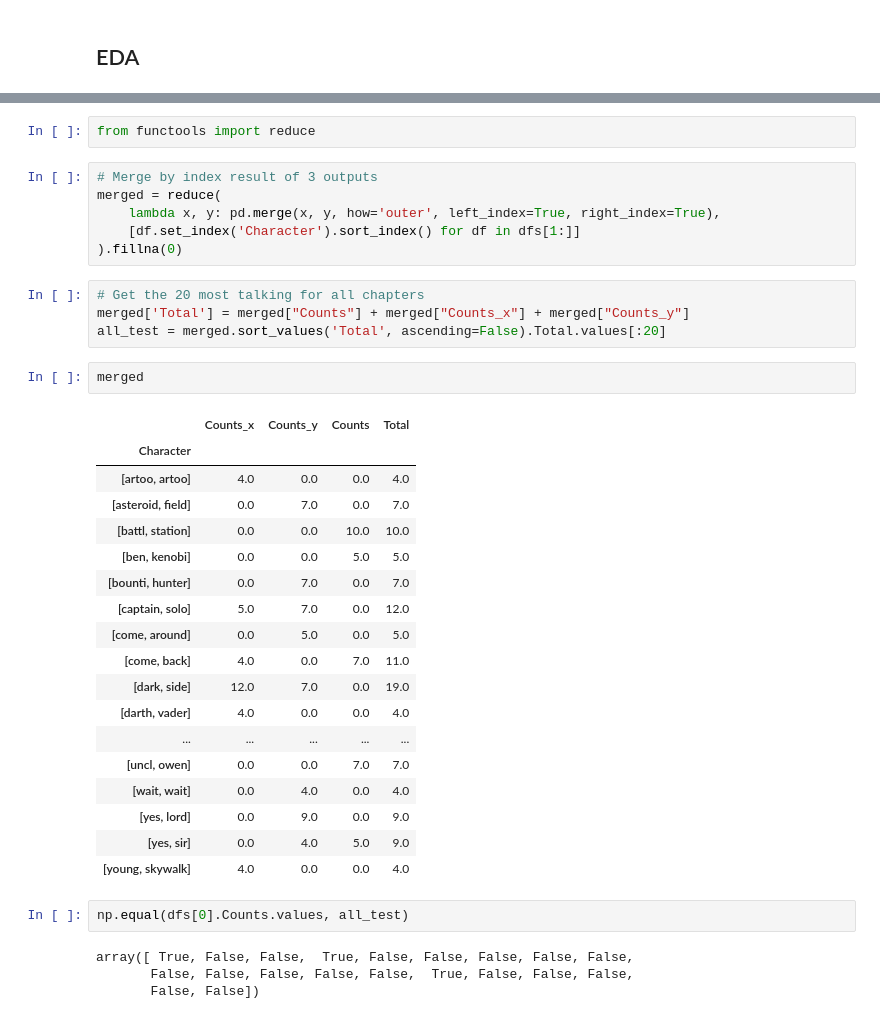
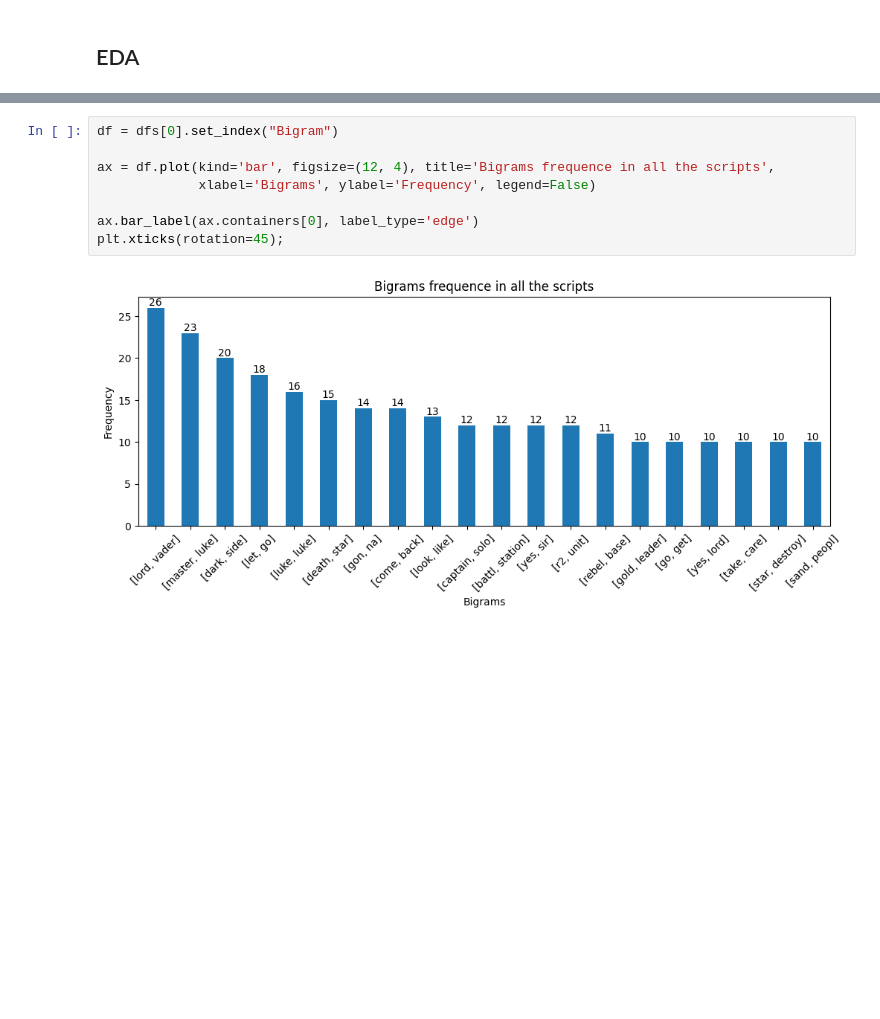
Before and after one commit to ArtDread/bigdata, a Jupyter notebook: notebooks/MapRed_task3.ipynb, the cells around one changed output, grey strips where cells are left out. Cells and saved outputs as stored; diff of their text form; blank space fills up the shorter version.

```diff
--- a/notebooks/MapRed_task3.ipynb
+++ b/notebooks/MapRed_task3.ipynb
@@ -341,42 +318,13 @@ for i in range(len(dfs)):
 fig.suptitle("Bigram frequency");
 # %% [output]
 [figure]
-# %%
-from functools import reduce
-# %%
-# Merge by index result of 3 outputs
-merged = reduce(
-    lambda x, y: pd.merge(x, y, how='outer', left_index=True, right_index=True),
-    [df.set_index('Character').sort_index() for df in dfs[1:]]
-).fillna(0)
-# %%
-# Get the 20 most talking for all chapters
-merged['Total'] = merged["Counts"] + merged["Counts_x"] + merged["Counts_y"]
-all_test = merged.sort_values('Total', ascending=False).Total.values[:20]
-# %%
-merged
-# %% [output]
-|  | Counts_x | Counts_y | Counts | Total |
-| Character |  |  |  |  |
-| [artoo, artoo] | 4.0 | 0.0 | 0.0 | 4.0 |
-| [asteroid, field] | 0.0 | 7.0 | 0.0 | 7.0 |
-| [battl, station] | 0.0 | 0.0 | 10.0 | 10.0 |
-| [ben, kenobi] | 0.0 | 0.0 | 5.0 | 5.0 |
-| [bounti, hunter] | 0.0 | 7.0 | 0.0 | 7.0 |
-| [captain, solo] | 5.0 | 7.0 | 0.0 | 12.0 |
-| [come, around] | 0.0 | 5.0 | 0.0 | 5.0 |
-| [come, back] | 4.0 | 0.0 | 7.0 | 11.0 |
-| [dark, side] | 12.0 | 7.0 | 0.0 | 19.0 |
-| [darth, vader] | 4.0 | 0.0 | 0.0 | 4.0 |
-| ... | ... | ... | ... | ... |
-| [uncl, owen] | 0.0 | 0.0 | 7.0 | 7.0 |
-| [wait, wait] | 0.0 | 4.0 | 0.0 | 4.0 |
-| [yes, lord] | 0.0 | 9.0 | 0.0 | 9.0 |
-| [yes, sir] | 0.0 | 4.0 | 5.0 | 9.0 |
-| [young, skywalk] | 4.0 | 0.0 | 0.0 | 4.0 |
-# %%
-np.equal(dfs[0].Counts.values, all_test)
-# %% [output]
-array([ True, False, False,  True, False, False, False, False, False,
-       False, False, False, False, False,  True, False, False, False,
-       False, False])
+# %%
+df = dfs[0].set_index("Bigram")
+
+ax = df.plot(kind='bar', figsize=(12, 4), title='Bigrams frequence in all the scripts',
+             xlabel='Bigrams', ylabel='Frequency', legend=False)
+
+ax.bar_label(ax.containers[0], label_type='edge')
+plt.xticks(rotation=45);
+# %% [output]
+[figure, added]
```
Also changed, not shown: parts of 4 cells of this notebook, 1 other file.
